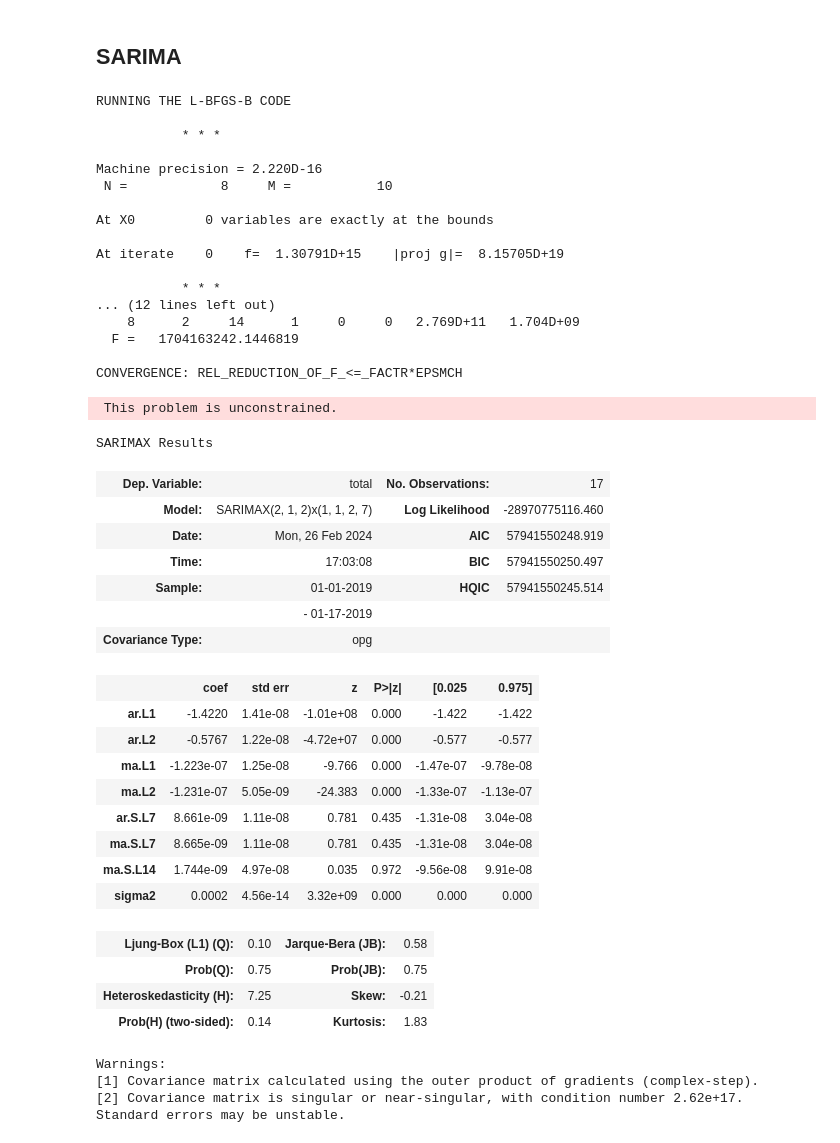
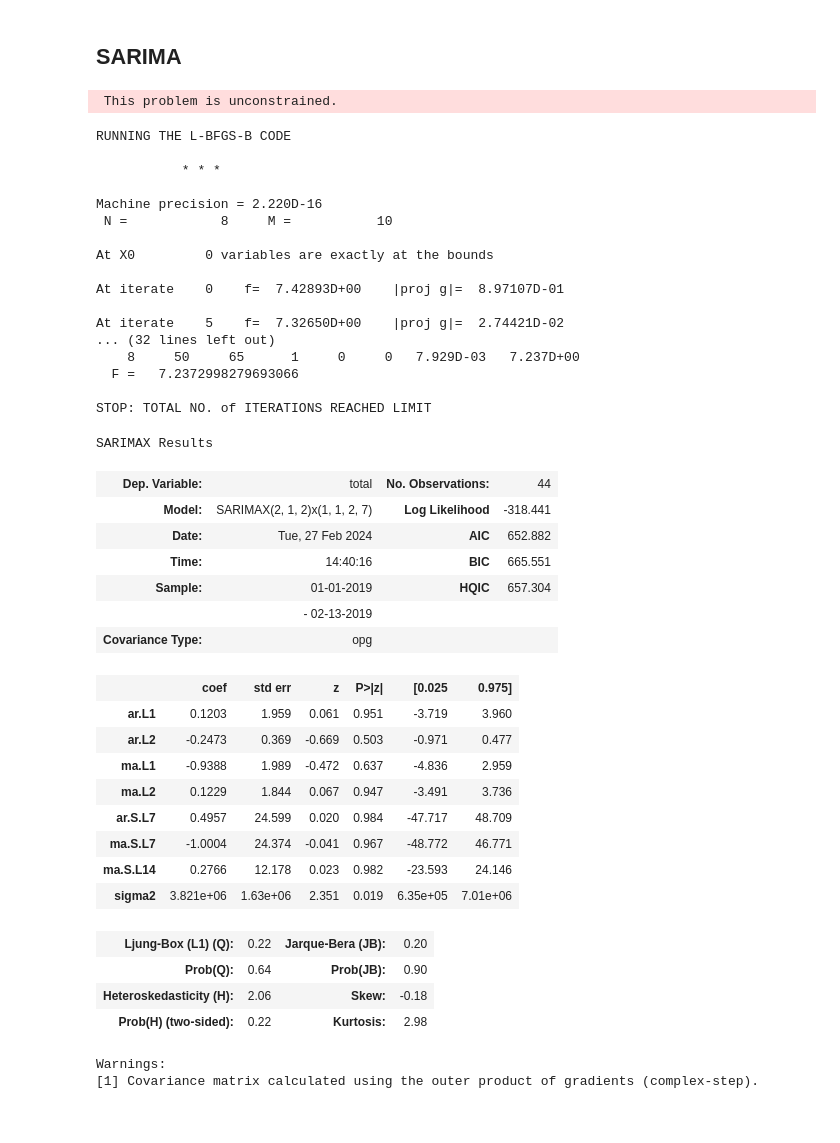
Before and after one commit to Kiwiabacaxi/Desafio-Grao, a Jupyter notebook: jupyter/pred_model_SARIMA.ipynb, the cells around one changed output. Drawn from its saved outputs; the diff is of its cells as text; code cells hidden in the pictures.

```diff
--- a/jupyter/pred_model_SARIMA.ipynb
+++ b/jupyter/pred_model_SARIMA.ipynb
@@ -19,68 +19,67 @@ df.set_index('dtme', inplace=True)
 # %%
 # Aggregate sales data by day
 daily_sales = df['total'].resample('D').sum()
 
 # Split the data into 20% training and 80% testing
-split_point = int(len(daily_sales) * 0.2)
+split_point = int(len(daily_sales) * 0.5)
 train_data, test_data = daily_sales[:split_point], daily_sales[split_point:]
 
 # Define new SARIMA parameters
 p, d, q = 2, 1, 2  # Non-seasonal components
 P, D, Q, m = 1, 1, 2, 7  # Seasonal components
 
 # Initialize and fit the SARIMA model
 model = SARIMAX(train_data, order=(p, d, q), seasonal_order=(P, D, Q, m))
 model_fit = model.fit()
 
 # Forecast on the test dataset
 forecast = model_fit.get_forecast(steps=len(test_data))
 forecast_mean = forecast.predicted_mean
 
 # Summary of the model
 model_fit.summary()
 # %% [output]
-RUNNING THE L-BFGS-B CODE
-
-           * * *
-
-Machine precision = 2.220D-16
- N =            8     M =           10
-
-At X0         0 variables are exactly at the bounds
-
-At iterate    0    f=  1.30791D+15    |proj g|=  8.15705D+19
-
-           * * *
-... (12 lines left out)
-    8      2     14      1     0     0   2.769D+11   1.704D+09
-  F =   1704163242.1446819
-
-CONVERGENCE: REL_REDUCTION_OF_F_<=_FACTR*EPSMCH
+ This problem is unconstrained.
- This problem is unconstrained.
+RUNNING THE L-BFGS-B CODE
+
+           * * *
+
+Machine precision = 2.220D-16
+ N =            8     M =           10
+
+At X0         0 variables are exactly at the bounds
+
+At iterate    0    f=  7.42893D+00    |proj g|=  8.97107D-01
+
+At iterate    5    f=  7.32650D+00    |proj g|=  2.74421D-02
+... (32 lines left out)
+    8     50     65      1     0     0   7.929D-03   7.237D+00
+  F =   7.2372998279693066
+
+STOP: TOTAL NO. of ITERATIONS REACHED LIMIT
 SARIMAX Results
-| Dep. Variable: | total | No. Observations: | 17 |
-| Model: | SARIMAX(2, 1, 2)x(1, 1, 2, 7) | Log Likelihood | -28970775116.460 |
-| Date: | Mon, 26 Feb 2024 | AIC | 57941550248.919 |
-| Time: | 17:03:08 | BIC | 57941550250.497 |
-| Sample: | 01-01-2019 | HQIC | 57941550245.514 |
-|  | - 01-17-2019 |  |  |
+| Dep. Variable: | total | No. Observations: | 44 |
+| Model: | SARIMAX(2, 1, 2)x(1, 1, 2, 7) | Log Likelihood | -318.441 |
+| Date: | Tue, 27 Feb 2024 | AIC | 652.882 |
+| Time: | 14:40:16 | BIC | 665.551 |
+| Sample: | 01-01-2019 | HQIC | 657.304 |
+|  | - 02-13-2019 |  |  |
 | Covariance Type: | opg |  |  |
 |  | coef | std err | z | P>|z| | [0.025 | 0.975] |
-| ar.L1 | -1.4220 | 1.41e-08 | -1.01e+08 | 0.000 | -1.422 | -1.422 |
-| ar.L2 | -0.5767 | 1.22e-08 | -4.72e+07 | 0.000 | -0.577 | -0.577 |
-| ma.L1 | -1.223e-07 | 1.25e-08 | -9.766 | 0.000 | -1.47e-07 | -9.78e-08 |
-| ma.L2 | -1.231e-07 | 5.05e-09 | -24.383 | 0.000 | -1.33e-07 | -1.13e-07 |
-| ar.S.L7 | 8.661e-09 | 1.11e-08 | 0.781 | 0.435 | -1.31e-08 | 3.04e-08 |
-| ma.S.L7 | 8.665e-09 | 1.11e-08 | 0.781 | 0.435 | -1.31e-08 | 3.04e-08 |
-| ma.S.L14 | 1.744e-09 | 4.97e-08 | 0.035 | 0.972 | -9.56e-08 | 9.91e-08 |
-| sigma2 | 0.0002 | 4.56e-14 | 3.32e+09 | 0.000 | 0.000 | 0.000 |
+| ar.L1 | 0.1203 | 1.959 | 0.061 | 0.951 | -3.719 | 3.960 |
+| ar.L2 | -0.2473 | 0.369 | -0.669 | 0.503 | -0.971 | 0.477 |
+| ma.L1 | -0.9388 | 1.989 | -0.472 | 0.637 | -4.836 | 2.959 |
+| ma.L2 | 0.1229 | 1.844 | 0.067 | 0.947 | -3.491 | 3.736 |
+| ar.S.L7 | 0.4957 | 24.599 | 0.020 | 0.984 | -47.717 | 48.709 |
+| ma.S.L7 | -1.0004 | 24.374 | -0.041 | 0.967 | -48.772 | 46.771 |
+| ma.S.L14 | 0.2766 | 12.178 | 0.023 | 0.982 | -23.593 | 24.146 |
+| sigma2 | 3.821e+06 | 1.63e+06 | 2.351 | 0.019 | 6.35e+05 | 7.01e+06 |
-| Ljung-Box (L1) (Q): | 0.10 | Jarque-Bera (JB): | 0.58 |
-| Prob(Q): | 0.75 | Prob(JB): | 0.75 |
-| Heteroskedasticity (H): | 7.25 | Skew: | -0.21 |
-| Prob(H) (two-sided): | 0.14 | Kurtosis: | 1.83 |
+| Ljung-Box (L1) (Q): | 0.22 | Jarque-Bera (JB): | 0.20 |
+| Prob(Q): | 0.64 | Prob(JB): | 0.90 |
+| Heteroskedasticity (H): | 2.06 | Skew: | -0.18 |
+| Prob(H) (two-sided): | 0.22 | Kurtosis: | 2.98 |
 Warnings:
 [1] Covariance matrix calculated using the outer product of gradients (complex-step).
-[2] Covariance matrix is singular or near-singular, with condition number 2.62e+17. Standard errors may be unstable.
 # %%
 # Realizar previsões com o modelo ajustado
 pred_start_date = test_data.index[0]
```
Also changed, not shown: parts of 1 cell of this notebook, 9 other files.
